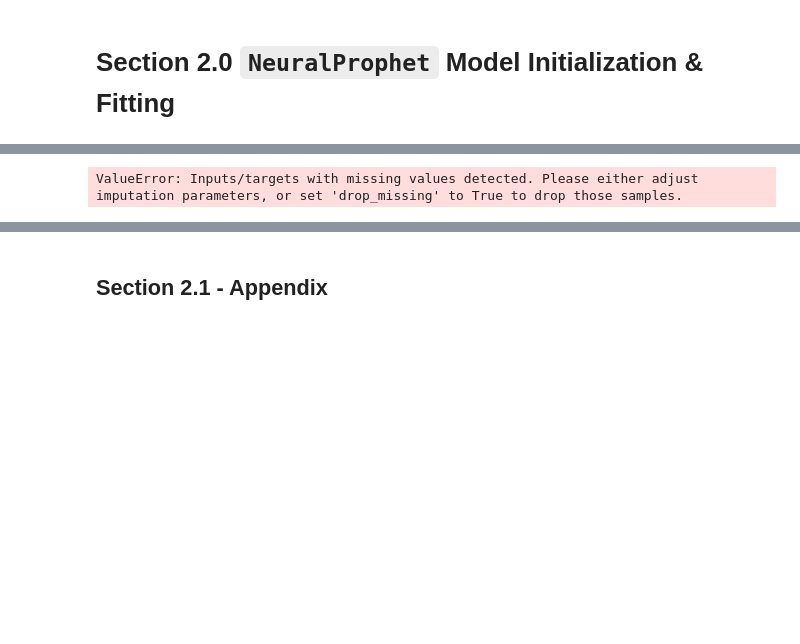
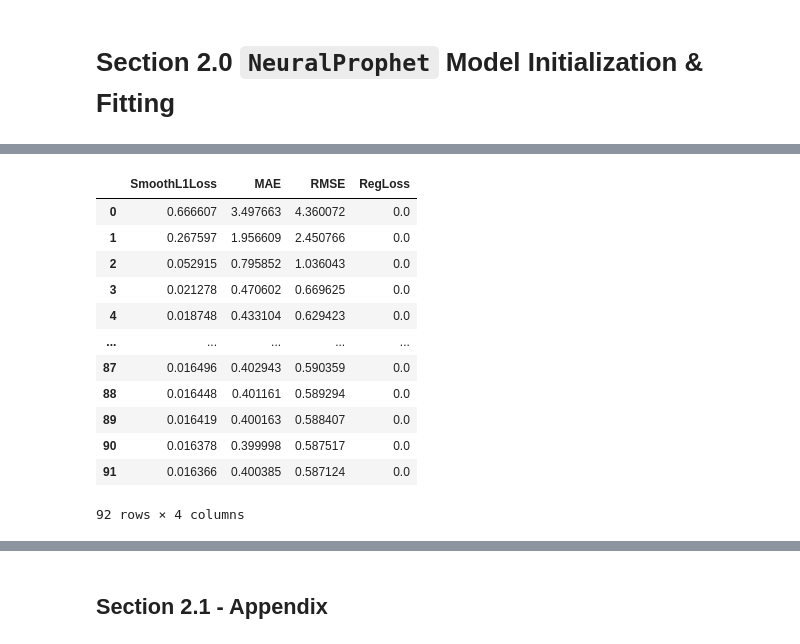
Before and after one commit to sunnydigital/DS4B_Su22, a Jupyter notebook: Final Project/5.30.22 Final Project .ipynb, the cells around one changed output, grey strips where cells are left out. Cells and saved outputs as stored; diff of their text form; code cells hidden in the pictures; blank space fills up the shorter version.

```diff
--- a/Final Project/5.30.22 Final Project .ipynb
+++ b/Final Project/5.30.22 Final Project .ipynb
@@ -175,7 +175,21 @@ test
 # %%
-model = NeuralProphet(n_lags = 24)
+model = NeuralProphet() ## Need to figure out n_lags
 
-metrics = model.fit(train, freq='H')
+metrics = model.fit(train, freq='D')
-# %% [output]
-ValueError: Inputs/targets with missing values detected. Please either adjust imputation parameters, or set 'drop_missing' to True to drop those samples.
+# %%
+metrics
+# %% [output]
+|  | SmoothL1Loss | MAE | RMSE | RegLoss |
+| 0 | 0.666607 | 3.497663 | 4.360072 | 0.0 |
+| 1 | 0.267597 | 1.956609 | 2.450766 | 0.0 |
+| 2 | 0.052915 | 0.795852 | 1.036043 | 0.0 |
+| 3 | 0.021278 | 0.470602 | 0.669625 | 0.0 |
+| 4 | 0.018748 | 0.433104 | 0.629423 | 0.0 |
+| ... | ... | ... | ... | ... |
+| 87 | 0.016496 | 0.402943 | 0.590359 | 0.0 |
+| 88 | 0.016448 | 0.401161 | 0.589294 | 0.0 |
+| 89 | 0.016419 | 0.400163 | 0.588407 | 0.0 |
+| 90 | 0.016378 | 0.399998 | 0.587517 | 0.0 |
+| 91 | 0.016366 | 0.400385 | 0.587124 | 0.0 |
+92 rows × 4 columns
 # %%
```
Also changed, not shown: parts of 5 cells of this notebook.
